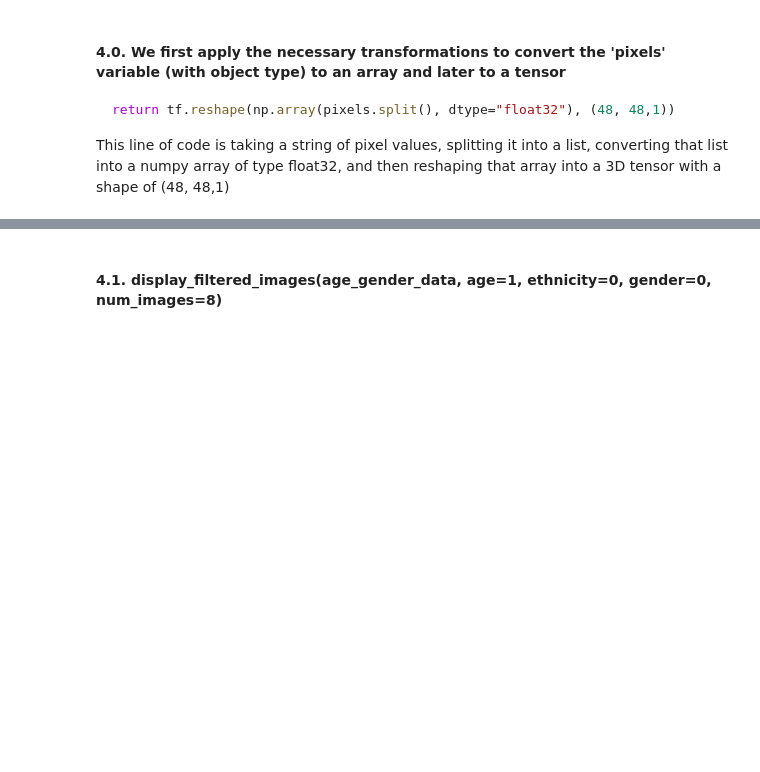
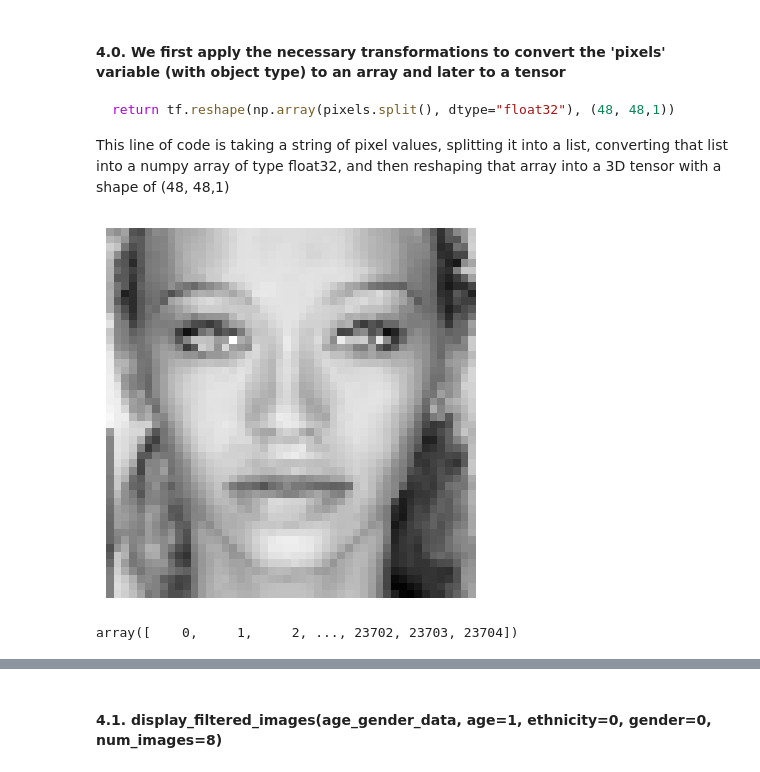
Before and after one commit to Fercv87/DL_Computer_Vision_Keras, a Jupyter notebook: 20240303_Neural_networks_Face_Recognition_v6_KERAS.ipynb, the cells around one changed output, grey strips where cells are left out. Cells and saved outputs as stored; diff of their text form; code cells hidden in the pictures; blank space fills up the shorter version.

```diff
--- a/20240303_Neural_networks_Face_Recognition_v6_KERAS.ipynb
+++ b/20240303_Neural_networks_Face_Recognition_v6_KERAS.ipynb
@@ -489,3 +517,30 @@ def convert_pixels_to_tensor(pixels):
 # Copy the DataFrame and apply the conversion function
 age_gender_data_tensor = age_gender_data.copy()
 age_gender_data_tensor['pixels'] = age_gender_data['pixels'].apply(convert_pixels_to_tensor)
+# %%
+#I want to print a picture from my original dataset age_gender_data. The pictures are in the column ['pixels]
+import matplotlib.pyplot as plt
+
+# Select the image you want to print
+test_image = 5569
+
+# Get the pixel values of the selected image
+pixels_test = age_gender_data.loc[test_image, 'pixels']
+
+# Convert the pixel values to a numpy array
+pixel_array_test = np.array(pixels_test.split(), dtype=np.uint8)
+
+# Reshape the pixel array to the original image size
+image = pixel_array_test.reshape((image_size, image_size))
+
+# Plot the image
+plt.imshow(image, cmap='gray')
+plt.axis('off')
+plt.show()
+# %% [output]
+[figure, added]
+# %%
+indices = np.arange(len(age_gender_data_tensor))
+indices
+# %% [output]
+array([    0,     1,     2, ..., 23702, 23703, 23704])
```
Also changed, not shown: parts of 21 cells of this notebook, 1 other file.
